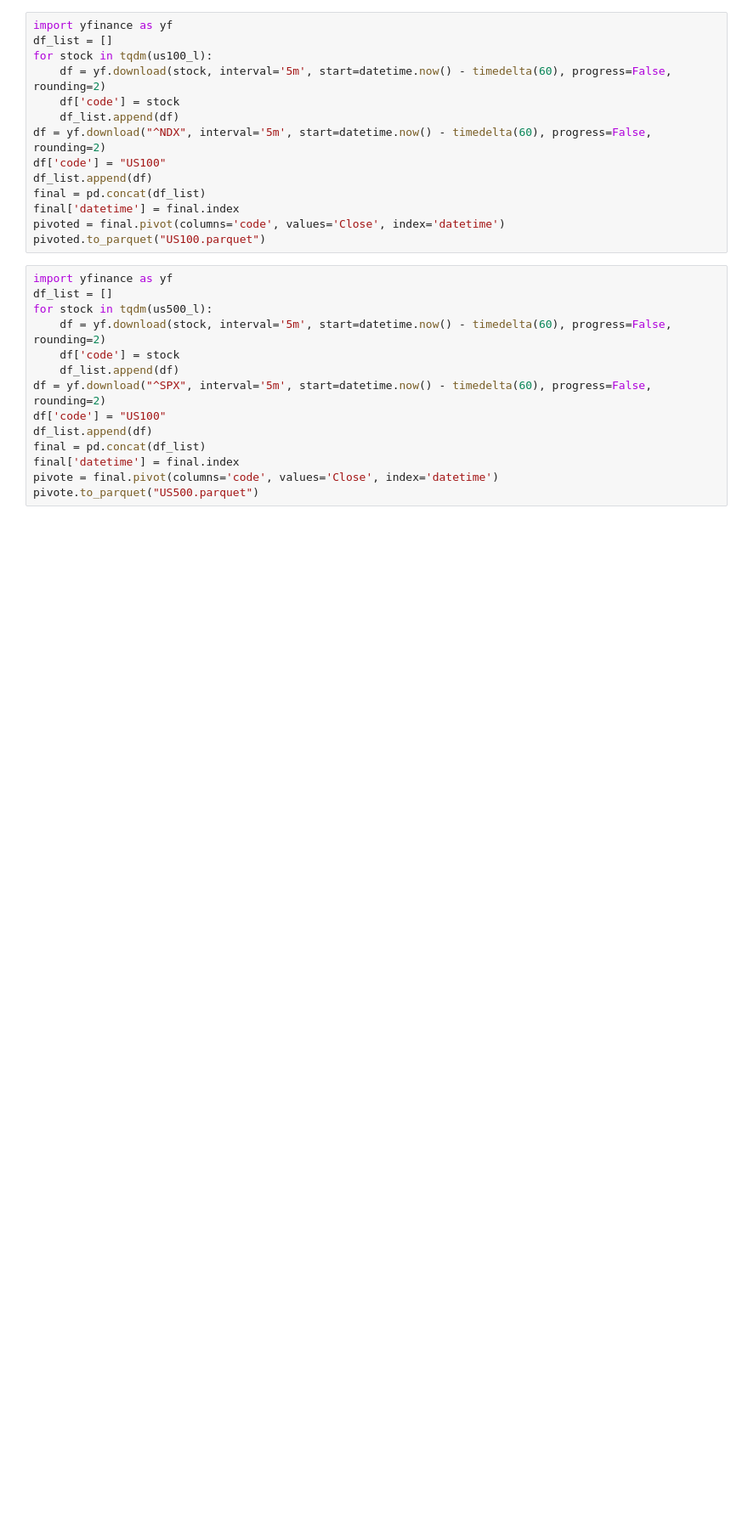
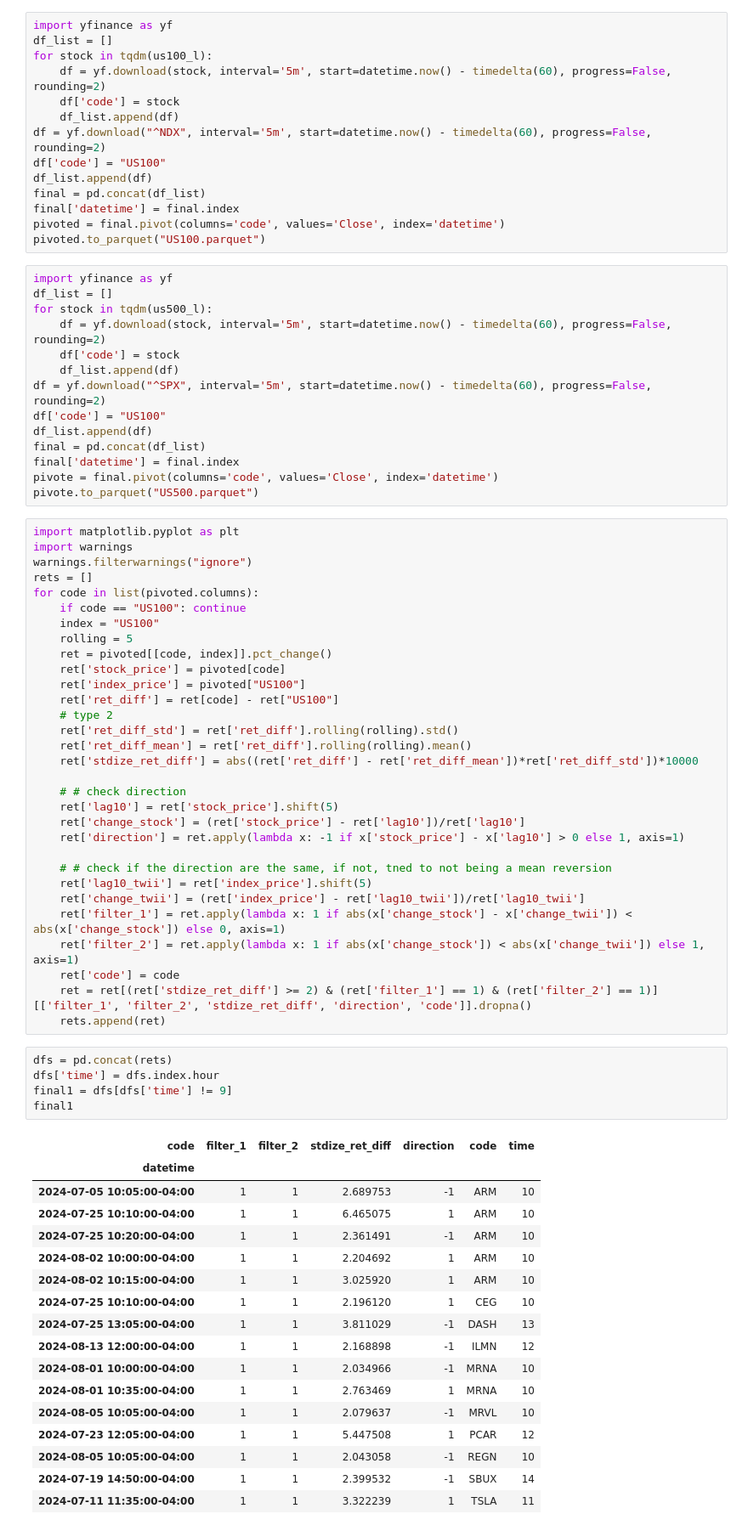
Before and after one commit to tsungyou/TS, a Jupyter notebook: ED/intraday/on_us/data.ipynb, the cells around one changed output. Shown at 85% size. Saved outputs shown, nothing was run; the diff lists cells and outputs as text; blank space fills up the shorter version.

```diff
--- a/ED/intraday/on_us/data.ipynb
+++ b/ED/intraday/on_us/data.ipynb
@@ -80,6 +75,60 @@ final = pd.concat(df_list)
 final['datetime'] = final.index
 pivote = final.pivot(columns='code', values='Close', index='datetime')
 pivote.to_parquet("US500.parquet")
+# %%
+import matplotlib.pyplot as plt
+import warnings
+warnings.filterwarnings("ignore")
+rets = []
+for code in list(pivoted.columns):
+    if code == "US100": continue
+    index = "US100"
+    rolling = 5
+    ret = pivoted[[code, index]].pct_change()
+    ret['stock_price'] = pivoted[code]
+    ret['index_price'] = pivoted["US100"]
+    ret['ret_diff'] = ret[code] - ret["US100"]
+    # type 2
+    ret['ret_diff_std'] = ret['ret_diff'].rolling(rolling).std()
+    ret['ret_diff_mean'] = ret['ret_diff'].rolling(rolling).mean()
+    ret['stdize_ret_diff'] = abs((ret['ret_diff'] - ret['ret_diff_mean'])*ret['ret_diff_std'])*10000
+
+    # # check direction
+    ret['lag10'] = ret['stock_price'].shift(5)
+    ret['change_stock'] = (ret['stock_price'] - ret['lag10'])/ret['lag10']
+    ret['direction'] = ret.apply(lambda x: -1 if x['stock_price'] - x['lag10'] > 0 else 1, axis=1)
+
+    # # check if the direction are the same, if not, tned to not being a mean reversion
+    ret['lag10_twii'] = ret['index_price'].shift(5)
+    ret['change_twii'] = (ret['index_price'] - ret['lag10_twii'])/ret['lag10_twii']
+    ret['filter_1'] = ret.apply(lambda x: 1 if abs(x['change_stock'] - x['change_twii']) < abs(x['change_stock']) else 0, axis=1)
+    ret['filter_2'] = ret.apply(lambda x: 1 if abs(x['change_stock']) < abs(x['change_twii']) else 1, axis=1)
+    ret['code'] = code
+    ret = ret[(ret['stdize_ret_diff'] >= 2) & (ret['filter_1'] == 1) & (ret['filter_2'] == 1)][['filter_1', 'filter_2', 'stdize_ret_diff', 'direction', 'code']].dropna()
+    rets.append(ret)
+# %%
+dfs = pd.concat(rets)
+dfs['time'] = dfs.index.hour
+final1 = dfs[dfs['time'] != 9]
+final1
+# %% [output]
+| code | filter_1 | filter_2 | stdize_ret_diff | direction | code | time |
+| datetime |  |  |  |  |  |  |
+| 2024-07-05 10:05:00-04:00 | 1 | 1 | 2.689753 | -1 | ARM | 10 |
+| 2024-07-25 10:10:00-04:00 | 1 | 1 | 6.465075 | 1 | ARM | 10 |
+| 2024-07-25 10:20:00-04:00 | 1 | 1 | 2.361491 | -1 | ARM | 10 |
+| 2024-08-02 10:00:00-04:00 | 1 | 1 | 2.204692 | 1 | ARM | 10 |
+| 2024-08-02 10:15:00-04:00 | 1 | 1 | 3.025920 | 1 | ARM | 10 |
+| 2024-07-25 10:10:00-04:00 | 1 | 1 | 2.196120 | 1 | CEG | 10 |
+| 2024-07-25 13:05:00-04:00 | 1 | 1 | 3.811029 | -1 | DASH | 13 |
+| 2024-08-13 12:00:00-04:00 | 1 | 1 | 2.168898 | -1 | ILMN | 12 |
+| 2024-08-01 10:00:00-04:00 | 1 | 1 | 2.034966 | -1 | MRNA | 10 |
+| 2024-08-01 10:35:00-04:00 | 1 | 1 | 2.763469 | 1 | MRNA | 10 |
+| 2024-08-05 10:05:00-04:00 | 1 | 1 | 2.079637 | -1 | MRVL | 10 |
+| 2024-07-23 12:05:00-04:00 | 1 | 1 | 5.447508 | 1 | PCAR | 12 |
+| 2024-08-05 10:05:00-04:00 | 1 | 1 | 2.043058 | -1 | REGN | 10 |
+| 2024-07-19 14:50:00-04:00 | 1 | 1 | 2.399532 | -1 | SBUX | 14 |
+| 2024-07-11 11:35:00-04:00 | 1 | 1 | 3.322239 | 1 | TSLA | 11 |
 # %%
 import matplotlib.pyplot as plt
 import warnings
```
Also changed, not shown: parts of 3 cells of this notebook, 20 other files.
